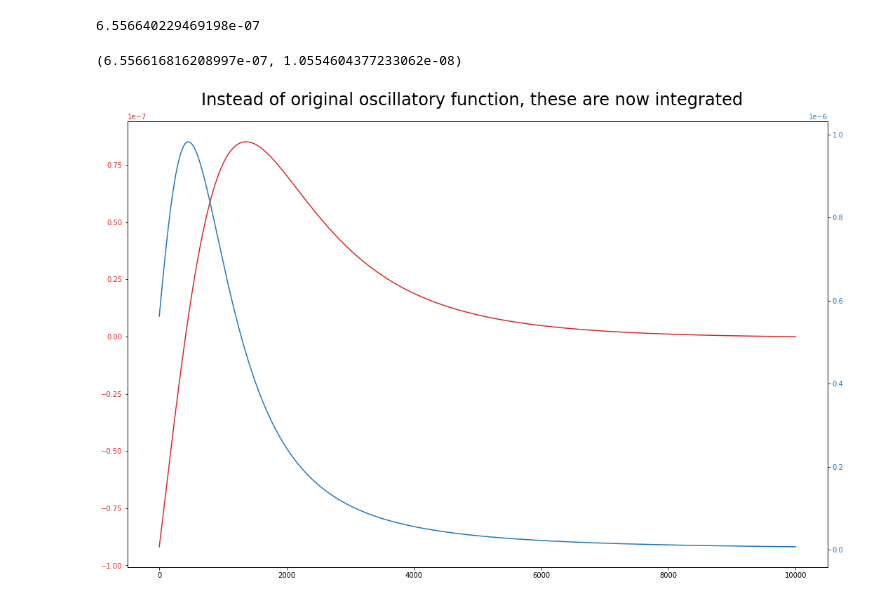
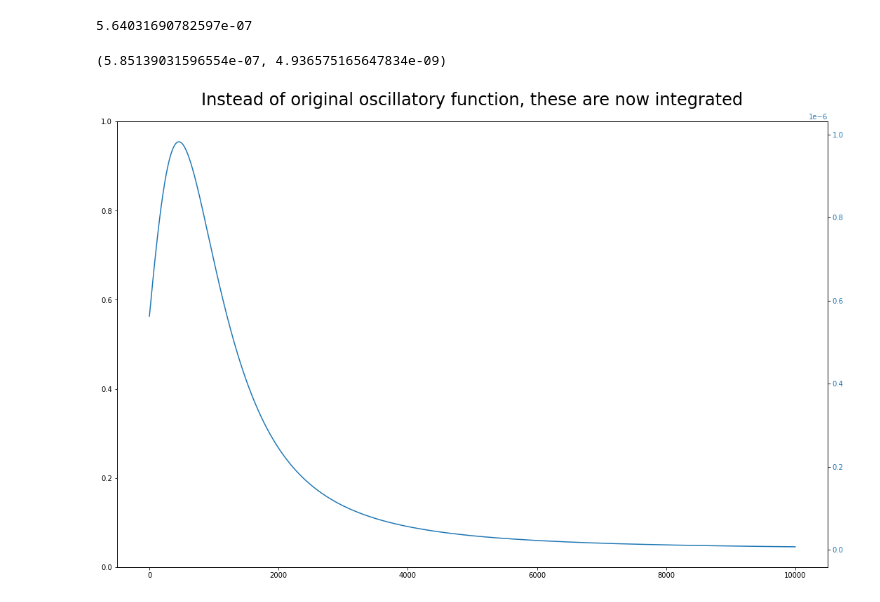
Before and after one commit to igtrnt/sin1x, a Jupyter notebook: sin1x.ipynb, the cells around one changed output. Cells and saved outputs as stored; diff of their text form; code cells hidden in the pictures.

```diff
--- a/sin1x.ipynb
+++ b/sin1x.ipynb
@@ -15,8 +15,8 @@ def sin1x_integrand(b, ns):
         Integrand values
     """
     rb = 1.0 / abs(b)
-    d = 1.0 / (rb * rb + ns * ns)
-    return (cos(rb) + 2.0 * rb * sin(rb) * ns * d) * d
+    d = rb * rb + ns * ns
+    return (cos(rb) + 2.0 * rb * sin(rb) * ns / d) / d
 
 
 def integrate_sin1x_from0(b, ns, ws):
@@ -52,37 +52,39 @@ def integrate_sin1x(a, b, deg=32):
     ns, ws = np.polynomial.laguerre.laggauss(deg)
     return integrate_sin1x_from0(b, ns, ws) - integrate_sin1x_from0(a, ns, ws)
 # %%
-a = 0.0005
+a = 0
 b = 0.001
 
-integrate_sin1x(a, b, 16)
+integrate_sin1x(a, b, 128)
 # %% [output]
-6.556640229469198e-07
+5.64031690782597e-07
 # %%
 from scipy.integrate import quad
-quad(lambda x : sin(1.0 / x), a, b, limit=100)
+quad(lambda x : sin(1.0 / x), a, b, limit=1000000)
 # %% [output]
-(6.556616816208997e-07, 1.0554604377233062e-08)
+(5.85139031596554e-07, 4.936575165647834e-09)
 # %%
 from matplotlib import pyplot as plt
 
 %matplotlib inline
 plt.rcParams['figure.figsize'] = [15, 10]
 
 x = np.arange(0.0, 10000.0, 1.0)
-ya = sin1x_integrand(a, x)
-yb = sin1x_integrand(b, x)
 
 fig, ax1 = plt.subplots()
 ax2 = ax1.twinx()
 
-ax1.plot(x, ya, color="tab:red")
-ax1.tick_params(axis='y', labelcolor="tab:red")
+if a != 0:
+    ya = sin1x_integrand(a, x)
+    ax1.plot(x, ya, color="tab:red")
+    ax1.tick_params(axis='y', labelcolor="tab:red")
 
-ax2.plot(x, yb, color="tab:blue")
-ax2.tick_params(axis='y', labelcolor="tab:blue")
+if b != 0:
+    yb = sin1x_integrand(b, x)
+    ax2.plot(x, yb, color="tab:blue")
+    ax2.tick_params(axis='y', labelcolor="tab:blue")
 
 fig.suptitle("Instead of original oscillatory function, these are now integrated", fontsize=24)
 fig.tight_layout()
 # %% [output]
-[figure, old version]
+[figure, new version]
```
Also changed, not shown: 1 other file.
